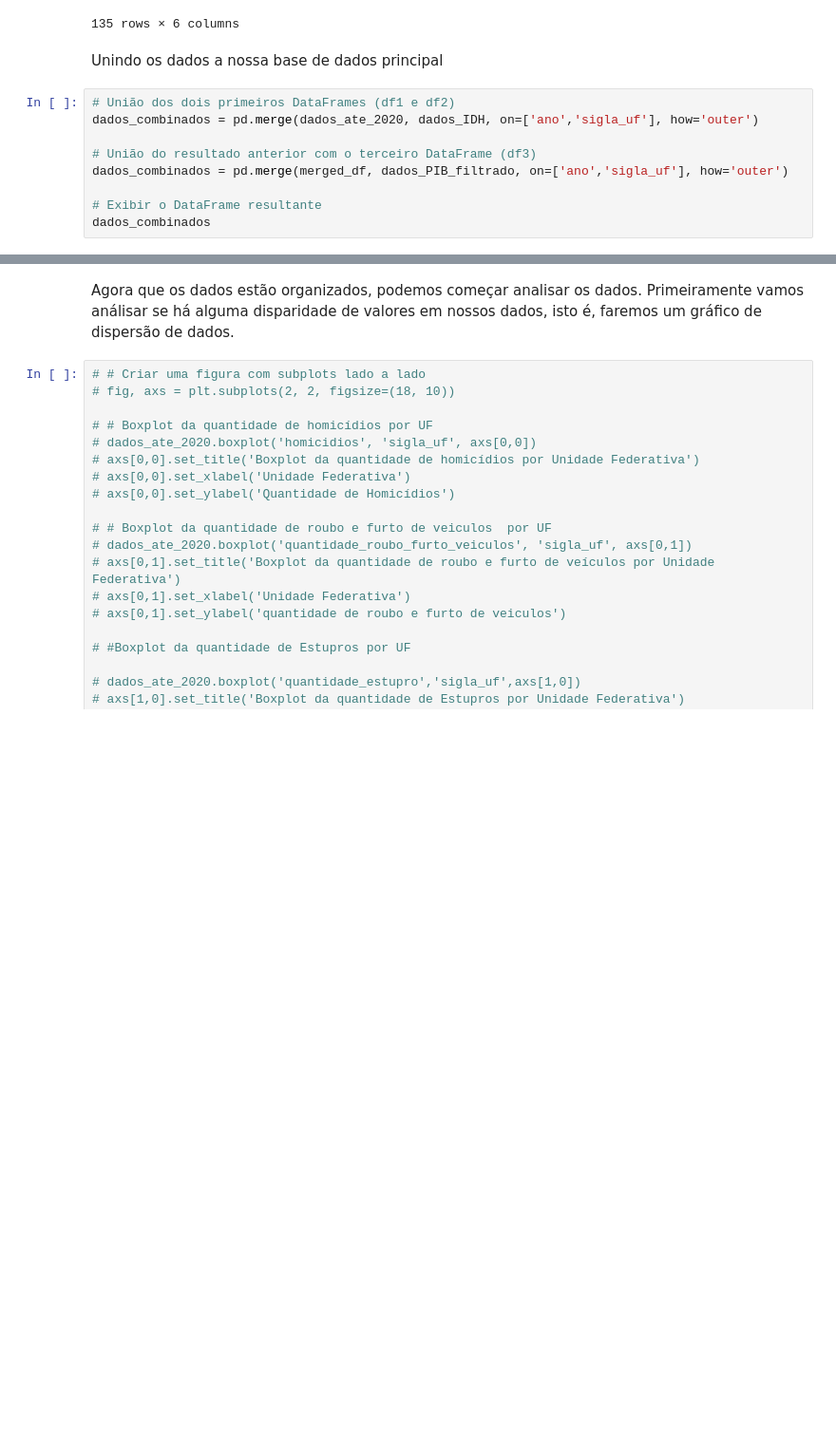
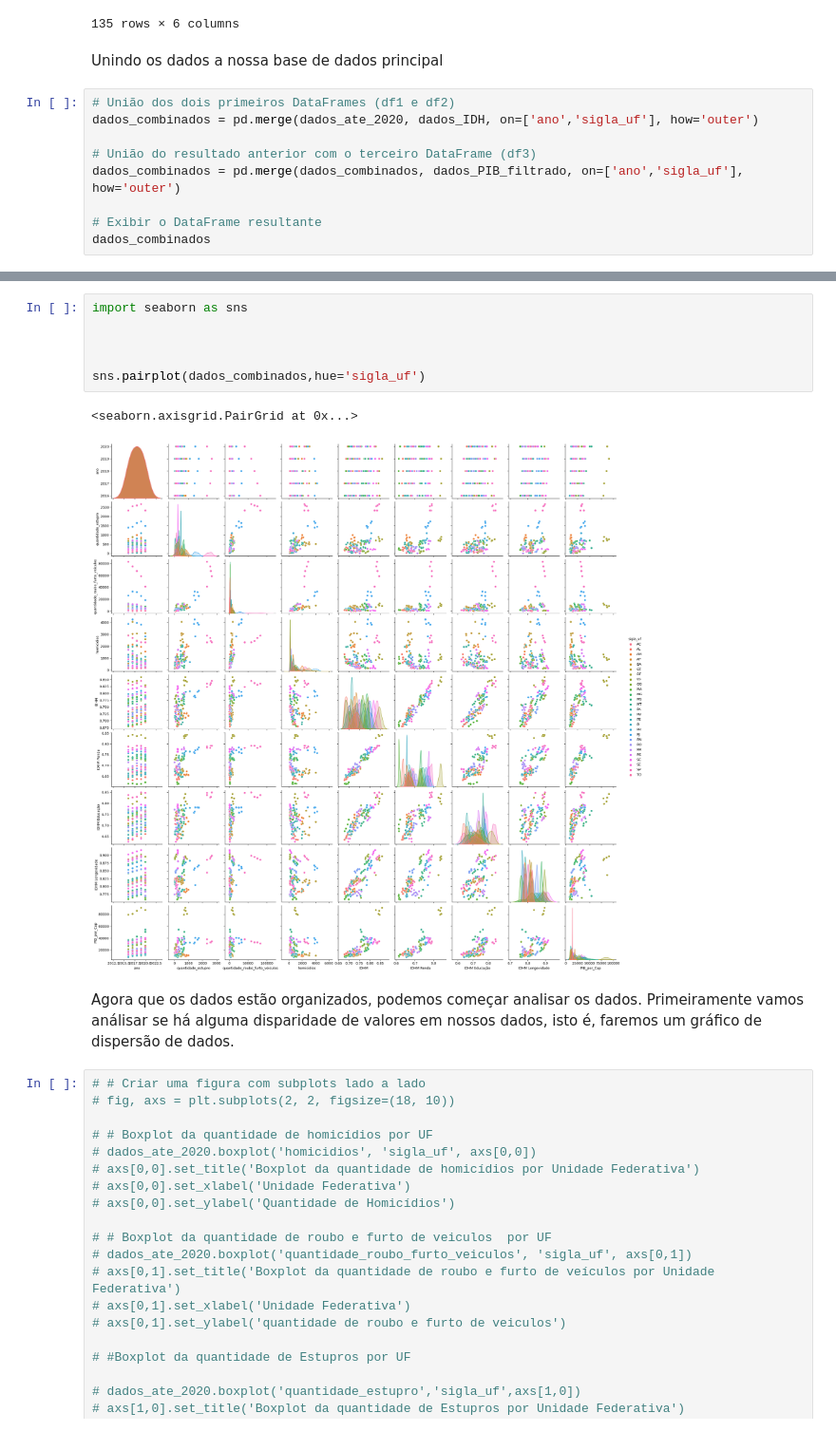
Before and after one commit to Iamiran1/Projeto-2---Ci-ncia-de-Dados, a Jupyter notebook: P2.ipynb, the cells around one changed output, grey strips where cells are left out. Shown at 95% size. Drawn from its saved outputs; the diff is of its cells as text; blank space fills up the shorter version.

```diff
--- a/P2.ipynb
+++ b/P2.ipynb
@@ -248,7 +248,7 @@ Unindo os dados a nossa base de dados principal
 dados_combinados = pd.merge(dados_ate_2020, dados_IDH, on=['ano','sigla_uf'], how='outer')
 
 # União do resultado anterior com o terceiro DataFrame (df3)
-dados_combinados = pd.merge(merged_df, dados_PIB_filtrado, on=['ano','sigla_uf'], how='outer')
+dados_combinados = pd.merge(dados_combinados, dados_PIB_filtrado, on=['ano','sigla_uf'], how='outer')
 
 # Exibir o DataFrame resultante
 dados_combinados
@@ -269,3 +269,12 @@ dados_combinados
+# %%
+import seaborn as sns
+
+
+
+sns.pairplot(dados_combinados,hue='sigla_uf')
+# %% [output]
+<seaborn.axisgrid.PairGrid at 0x...>
+[figure, added]
 # %% [markdown]
 Agora que os dados estão organizados, podemos começar analisar os dados. Primeiramente vamos análisar se há alguma disparidade de valores em nossos dados, isto é, faremos um gráfico de dispersão de dados.
 # %%
```
Also changed, not shown: parts of 1 cell of this notebook.
